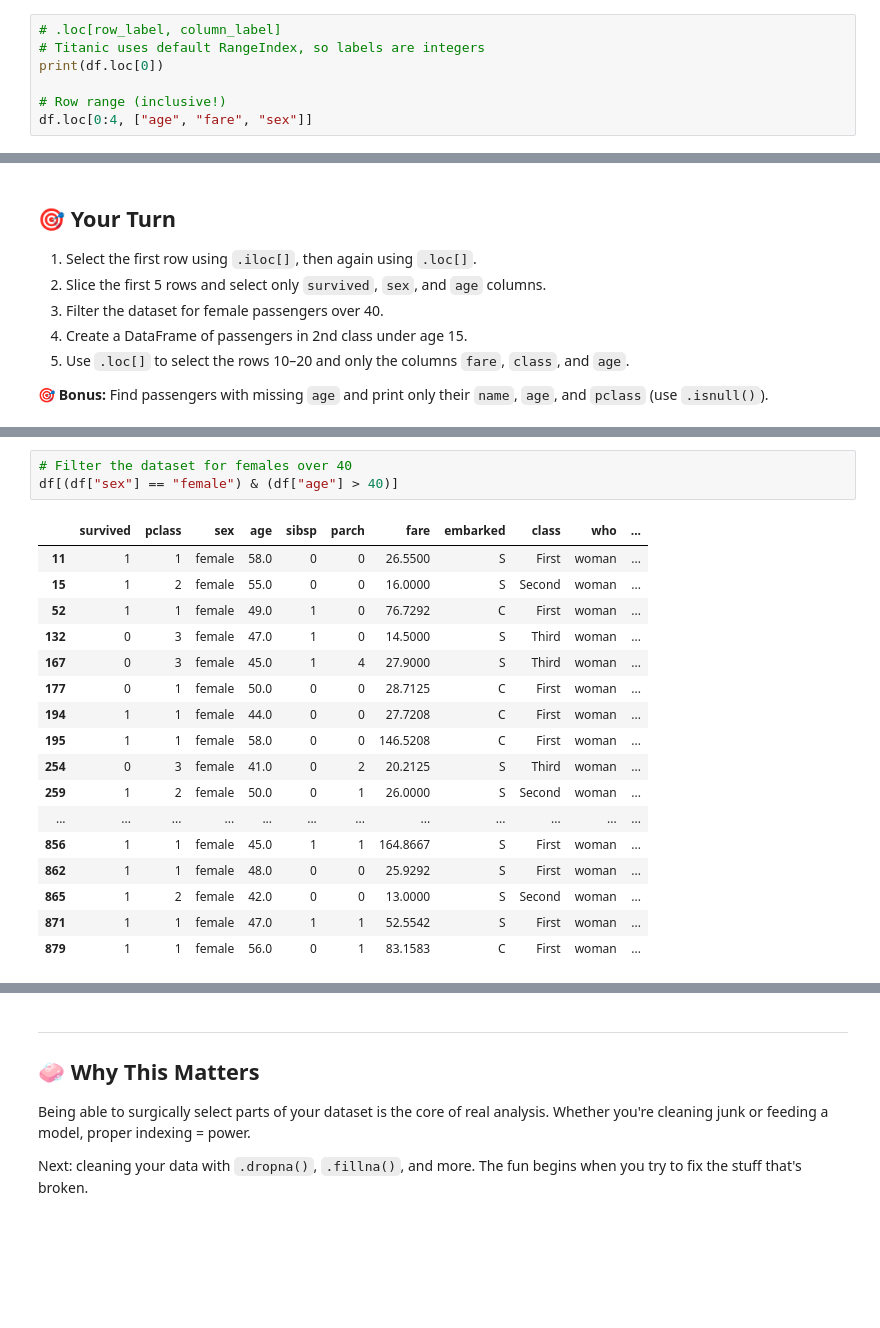
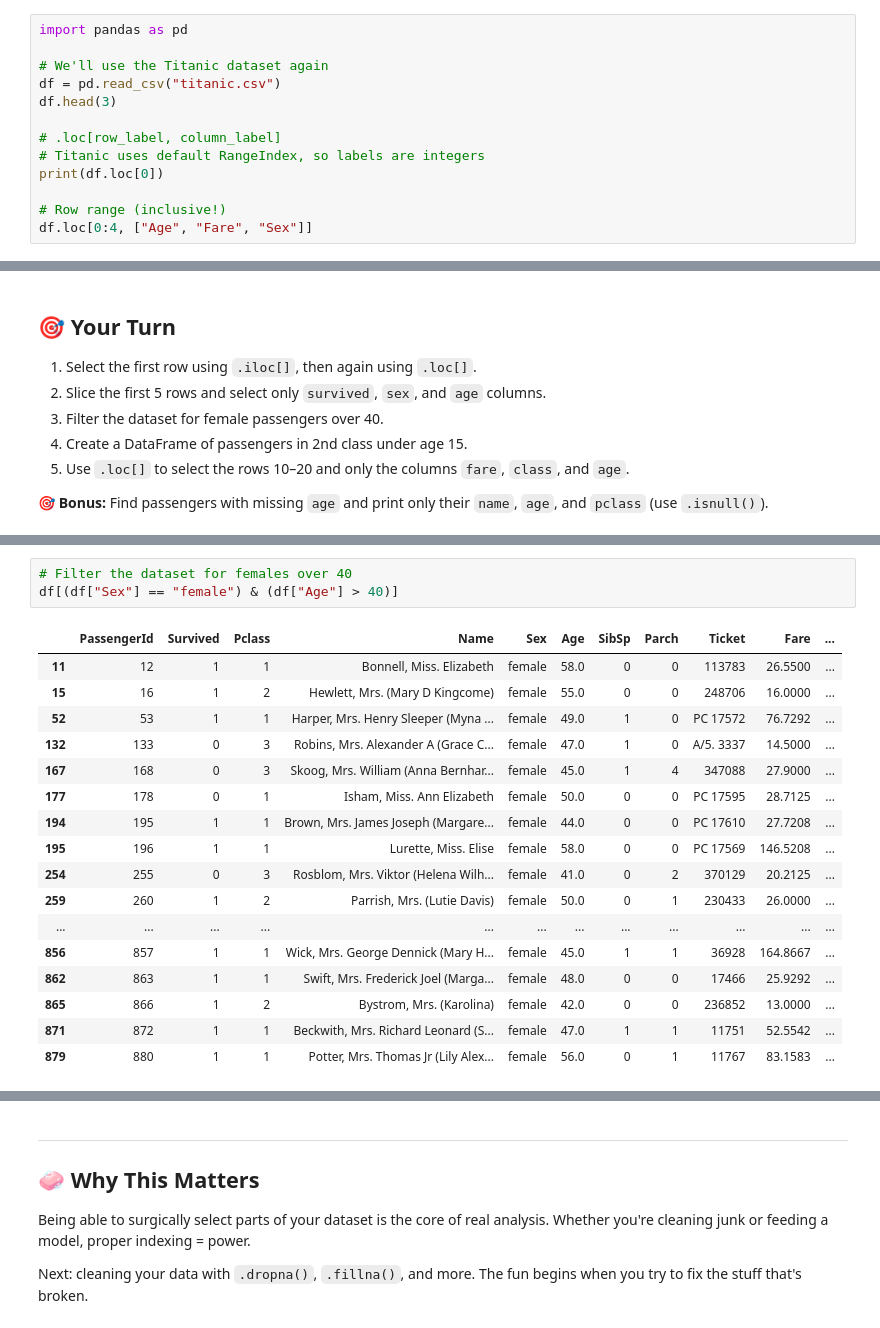
Before and after one commit to jay-d515/jay-d515-3603-DataScience, a Jupyter notebook: Completed/06-Working_with_Data/04-indexing_and_selection.ipynb, the cells around one changed output, grey strips where cells are left out. Saved outputs shown, nothing was run; the diff lists cells and outputs as text; blank space fills up the shorter version.

```diff
--- a/Completed/06-Working_with_Data/04-indexing_and_selection.ipynb
+++ b/Completed/06-Working_with_Data/04-indexing_and_selection.ipynb
@@ -33,10 +32,16 @@ df.head(3)
 # %% [markdown]
 ## 🔎 Select rows by label with `.loc[]`
 # %%
+import pandas as pd
+
+# We'll use the Titanic dataset again
+df = pd.read_csv("titanic.csv")
+df.head(3)
+
 # .loc[row_label, column_label]
 # Titanic uses default RangeIndex, so labels are integers
 print(df.loc[0])
 
 # Row range (inclusive!)
-df.loc[0:4, ["age", "fare", "sex"]]
+df.loc[0:4, ["Age", "Fare", "Sex"]]
 # %% [output]
@@ -176,24 +172,24 @@ df.iloc[0:5][["survived", "sex", "age"]]
 | 4 | 0 | male | 35.0 |
 # %%
 # Filter the dataset for females over 40
-df[(df["sex"] == "female") & (df["age"] > 40)]
+df[(df["Sex"] == "female") & (df["Age"] > 40)]
 # %% [output]
-|  | survived | pclass | sex | age | sibsp | parch | fare | embarked | class | who | ... |
-| 11 | 1 | 1 | female | 58.0 | 0 | 0 | 26.5500 | S | First | woman | ... |
-| 15 | 1 | 2 | female | 55.0 | 0 | 0 | 16.0000 | S | Second | woman | ... |
-| 52 | 1 | 1 | female | 49.0 | 1 | 0 | 76.7292 | C | First | woman | ... |
-| 132 | 0 | 3 | female | 47.0 | 1 | 0 | 14.5000 | S | Third | woman | ... |
-| 167 | 0 | 3 | female | 45.0 | 1 | 4 | 27.9000 | S | Third | woman | ... |
-| 177 | 0 | 1 | female | 50.0 | 0 | 0 | 28.7125 | C | First | woman | ... |
-| 194 | 1 | 1 | female | 44.0 | 0 | 0 | 27.7208 | C | First | woman | ... |
-| 195 | 1 | 1 | female | 58.0 | 0 | 0 | 146.5208 | C | First | woman | ... |
-| 254 | 0 | 3 | female | 41.0 | 0 | 2 | 20.2125 | S | Third | woman | ... |
-| 259 | 1 | 2 | female | 50.0 | 0 | 1 | 26.0000 | S | Second | woman | ... |
+|  | PassengerId | Survived | Pclass | Name | Sex | Age | SibSp | Parch | Ticket | Fare | ... |
+| 11 | 12 | 1 | 1 | Bonnell, Miss. Elizabeth | female | 58.0 | 0 | 0 | 113783 | 26.5500 | ... |
+| 15 | 16 | 1 | 2 | Hewlett, Mrs. (Mary D Kingcome) | female | 55.0 | 0 | 0 | 248706 | 16.0000 | ... |
+| 52 | 53 | 1 | 1 | Harper, Mrs. Henry Sleeper (Myna ... | female | 49.0 | 1 | 0 | PC 17572 | 76.7292 | ... |
+| 132 | 133 | 0 | 3 | Robins, Mrs. Alexander A (Grace C... | female | 47.0 | 1 | 0 | A/5. 3337 | 14.5000 | ... |
+| 167 | 168 | 0 | 3 | Skoog, Mrs. William (Anna Bernhar... | female | 45.0 | 1 | 4 | 347088 | 27.9000 | ... |
+| 177 | 178 | 0 | 1 | Isham, Miss. Ann Elizabeth | female | 50.0 | 0 | 0 | PC 17595 | 28.7125 | ... |
+| 194 | 195 | 1 | 1 | Brown, Mrs. James Joseph (Margare... | female | 44.0 | 0 | 0 | PC 17610 | 27.7208 | ... |
+| 195 | 196 | 1 | 1 | Lurette, Miss. Elise | female | 58.0 | 0 | 0 | PC 17569 | 146.5208 | ... |
+| 254 | 255 | 0 | 3 | Rosblom, Mrs. Viktor (Helena Wilh... | female | 41.0 | 0 | 2 | 370129 | 20.2125 | ... |
+| 259 | 260 | 1 | 2 | Parrish, Mrs. (Lutie Davis) | female | 50.0 | 0 | 1 | 230433 | 26.0000 | ... |
 | ... | ... | ... | ... | ... | ... | ... | ... | ... | ... | ... | ... |
-| 856 | 1 | 1 | female | 45.0 | 1 | 1 | 164.8667 | S | First | woman | ... |
-| 862 | 1 | 1 | female | 48.0 | 0 | 0 | 25.9292 | S | First | woman | ... |
-| 865 | 1 | 2 | female | 42.0 | 0 | 0 | 13.0000 | S | Second | woman | ... |
-| 871 | 1 | 1 | female | 47.0 | 1 | 1 | 52.5542 | S | First | woman | ... |
-| 879 | 1 | 1 | female | 56.0 | 0 | 1 | 83.1583 | C | First | woman | ... |
+| 856 | 857 | 1 | 1 | Wick, Mrs. George Dennick (Mary H... | female | 45.0 | 1 | 1 | 36928 | 164.8667 | ... |
+| 862 | 863 | 1 | 1 | Swift, Mrs. Frederick Joel (Marga... | female | 48.0 | 0 | 0 | 17466 | 25.9292 | ... |
+| 865 | 866 | 1 | 2 | Bystrom, Mrs. (Karolina) | female | 42.0 | 0 | 0 | 236852 | 13.0000 | ... |
+| 871 | 872 | 1 | 1 | Beckwith, Mrs. Richard Leonard (S... | female | 47.0 | 1 | 1 | 11751 | 52.5542 | ... |
+| 879 | 880 | 1 | 1 | Potter, Mrs. Thomas Jr (Lily Alex... | female | 56.0 | 0 | 1 | 11767 | 83.1583 | ... |
 # %%
 # Create a dataframe of passengers in 2nd class under age 15
```
Also changed, not shown: parts of 13 cells of this notebook.
